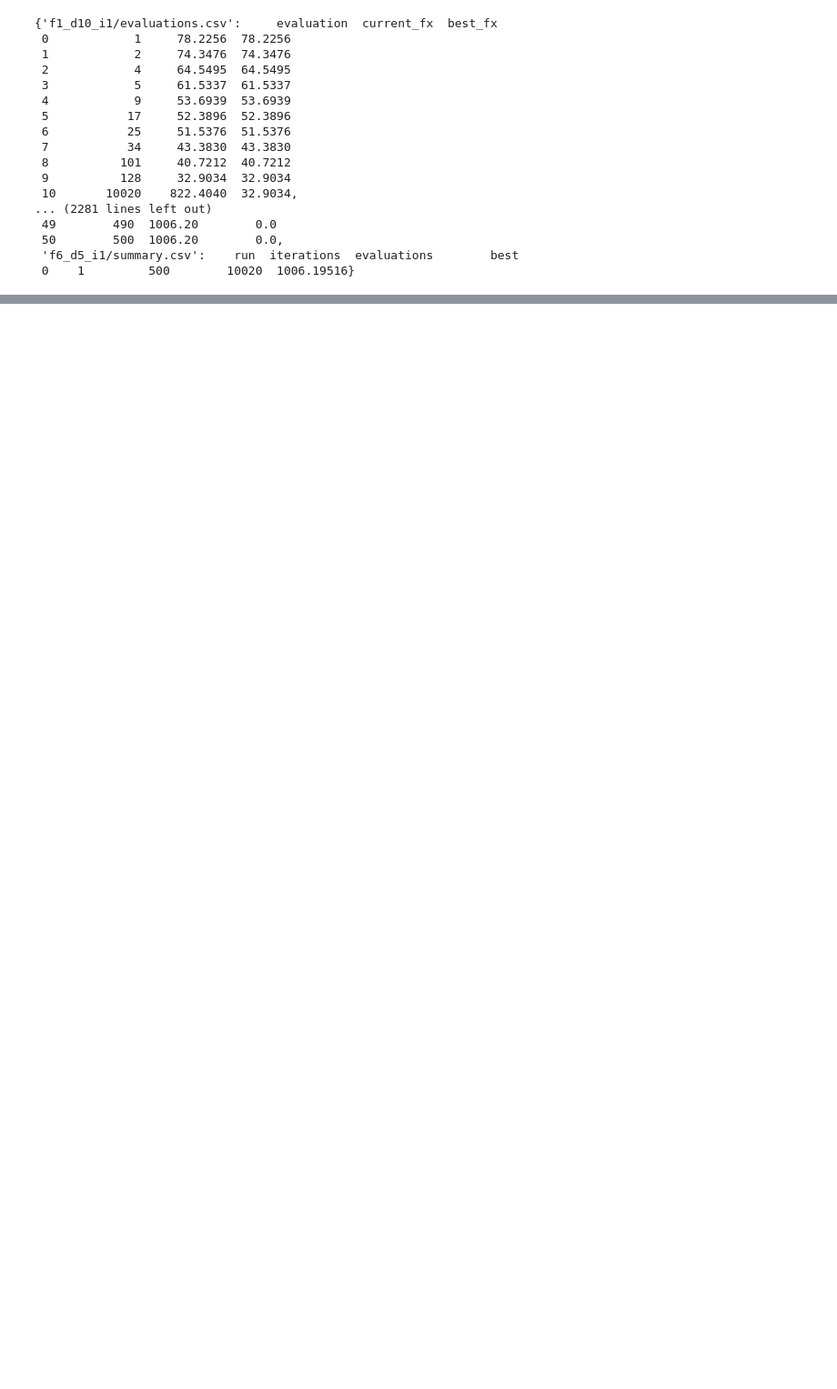
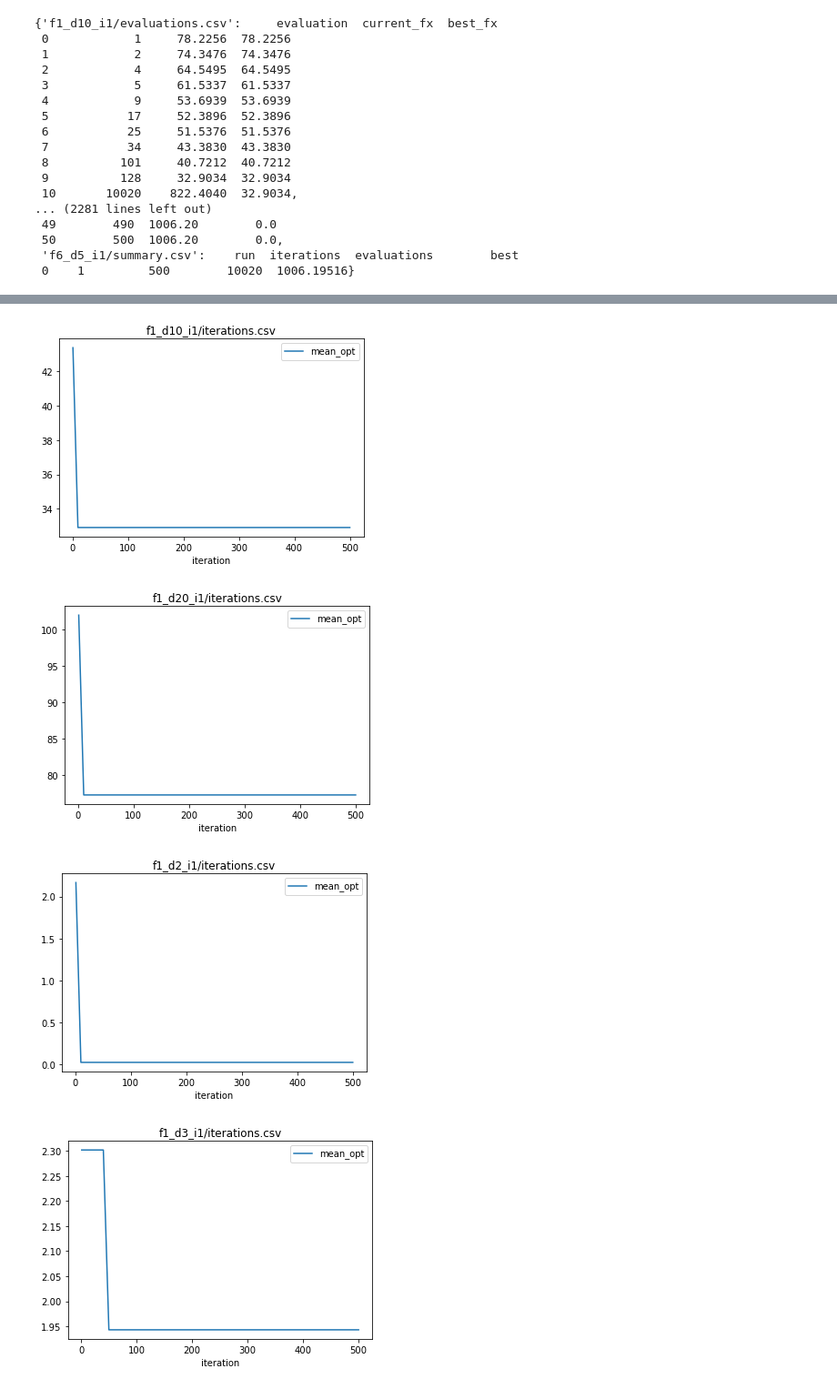
Before and after one commit to mahf-opt/mahf, a Jupyter notebook: evaluation/basicExperiment.ipynb, the cells around one changed output, grey strips where cells are left out. Shown at 91% size. Drawn from its saved outputs; the diff is of its cells as text; code cells hidden in the pictures; blank space fills up the shorter version.

Commit message:
Add basic evaluation for larger experiments

```diff
--- a/evaluation/basicExperiment.ipynb
+++ b/evaluation/basicExperiment.ipynb
@@ -7,7 +12,8 @@ import eval
 # %%
+# directory should contain one layer of subdirectories
 directory = '../data/coco/ga/'
-experiment_csv_dict = eval.read_experiment(directory)
-experiment_csv_dict
+experiment_dict = eval.read_experiment(directory)
+experiment_dict
 # %% [output]
 {'f1_d10_i1/evaluations.csv':     evaluation  current_fx  best_fx
  0            1     78.2256  78.2256
@@ -28,0 +39,7 @@ experiment_csv_dict
+# %%
+# calculates statistics based on best_fx
+stats_iter_dict = {}
+for key in experiment_dict:
+    if 'iteration' in key:
+        stats_iter_dict[key] = eval.basic_statistics(experiment_dict[key], 'iteration')
+stats_iter_dict
@@ -28,0 +66,11 @@ experiment_csv_dict
+# %%
+stats_eval_dict = {}
+for key in experiment_dict:
+    if 'evaluation' in key:
+        # evaluations are logged on improvement, thus evaluation numbers differ for every run.
+        # missing data needs to be filled first (with data from previous evaluation log) to properly calculate statistics
+        experiment_dict[key] = eval.add_missing_values(experiment_dict[key], 'evaluation')
+
+        # group best_fx for each evaluation number and calculate statistics
+        stats_eval_dict[key] = eval.basic_statistics(experiment_dict[key], 'evaluation')
+stats_eval_dict
@@ -28,0 +99,9 @@ experiment_csv_dict
+# %%
+for key in stats_iter_dict:
+    stats_iter_dict[key].plot(y="mean_opt")
+    plt.title(key)
+# %% [output]
+[figure, added]
+[figure, added]
+[figure, added]
+[figure, added]
```
Also changed, not shown: parts of 12 cells of this notebook.
